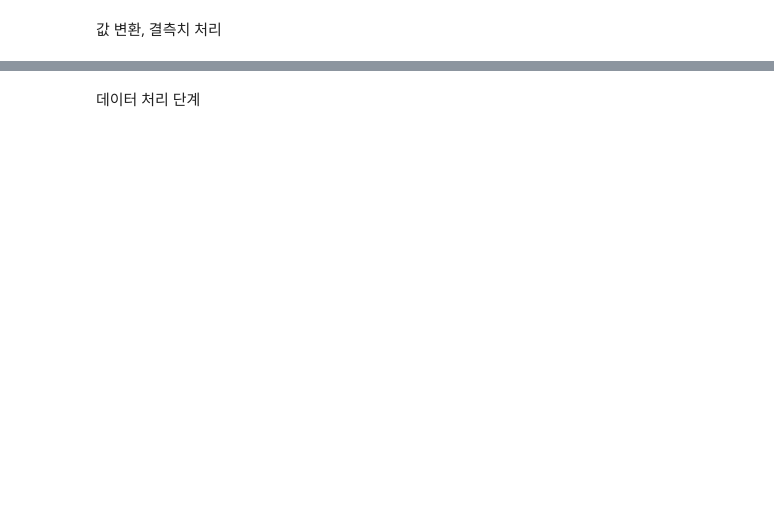
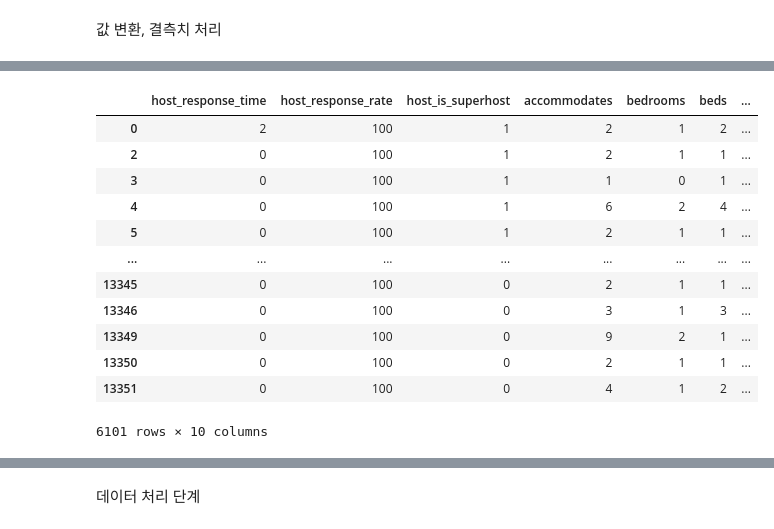
Before and after one commit to rainnn99/-DataAnalysis_Airbnb, a Jupyter notebook: DataAnalysis_Airbnb.ipynb, the cells around one changed output, grey strips where cells are left out. Cells and saved outputs as stored; diff of their text form; code cells hidden in the pictures; blank space fills up the shorter version.

```diff
--- a/DataAnalysis_Airbnb.ipynb
+++ b/DataAnalysis_Airbnb.ipynb
@@ -214,0 +203,5 @@ dtype: object
+# %%
+change_val = {"f" : 0, "t" : 1}
+df['instant_bookable'] = df['instant_bookable'].map(change_val)
+unique_values = df['instant_bookable'].unique()
+print(unique_values)
@@ -214,0 +210,4 @@ dtype: object
+# %%
+df['host_is_superhost'] = df['host_is_superhost'].map(change_val)
+unique_values = df['host_is_superhost'].unique()
+print(unique_values)
@@ -214,0 +216,5 @@ dtype: object
+# %%
+#amenities변수를 개수로 변환
+df['amenities'] = df['amenities'].apply(lambda x: x.count(','))
+df['amenities'].astype(int)
+df['amenities'] = df['amenities'] + 1
@@ -214,0 +228,4 @@ dtype: object
+# %%
+column_name = 'host_response_rate'
+df[column_name] = df[column_name].apply(lambda x: x.replace('%', ''))
+df.head(3)
@@ -214,0 +237,18 @@ dtype: object
+# %%
+column_name = ['host_response_time', 'host_response_rate','host_is_superhost','accommodates','bedrooms','beds','availability_90','availability_365',
+               'number_of_reviews','instant_bookable']
+df[column_name].astype(int)
+# %% [output]
+|  | host_response_time | host_response_rate | host_is_superhost | accommodates | bedrooms | beds | ... |
+| 0 | 2 | 100 | 1 | 2 | 1 | 2 | ... |
+| 2 | 0 | 100 | 1 | 2 | 1 | 1 | ... |
+| 3 | 0 | 100 | 1 | 1 | 0 | 1 | ... |
+| 4 | 0 | 100 | 1 | 6 | 2 | 4 | ... |
+| 5 | 0 | 100 | 1 | 2 | 1 | 1 | ... |
+| ... | ... | ... | ... | ... | ... | ... | ... |
+| 13345 | 0 | 100 | 0 | 2 | 1 | 1 | ... |
+| 13346 | 0 | 100 | 0 | 3 | 1 | 3 | ... |
+| 13349 | 0 | 100 | 0 | 9 | 2 | 1 | ... |
+| 13350 | 0 | 100 | 0 | 2 | 1 | 1 | ... |
+| 13351 | 0 | 100 | 0 | 4 | 1 | 2 | ... |
+6101 rows × 10 columns
```
Also changed, not shown: parts of 19 cells of this notebook.
